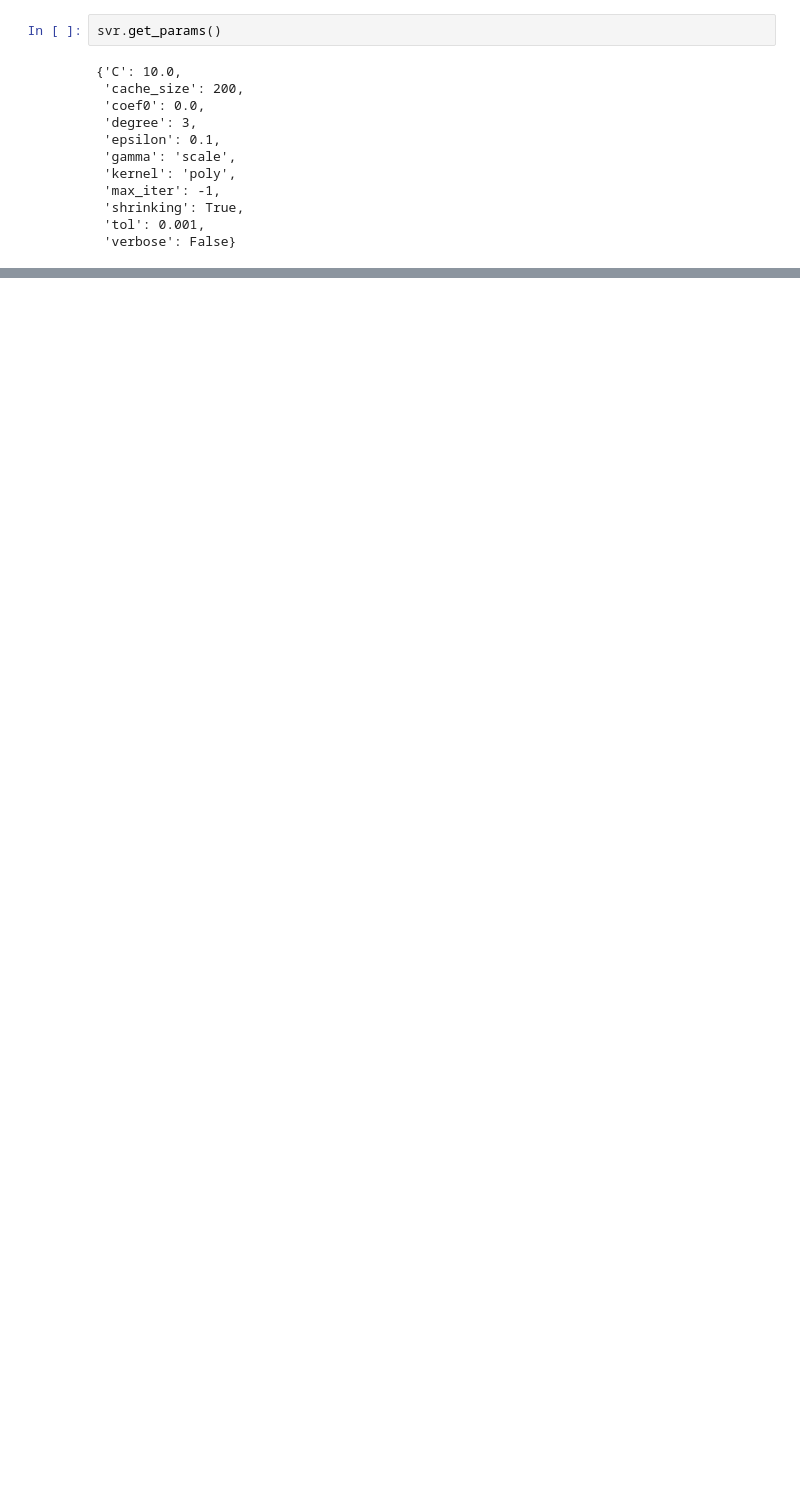
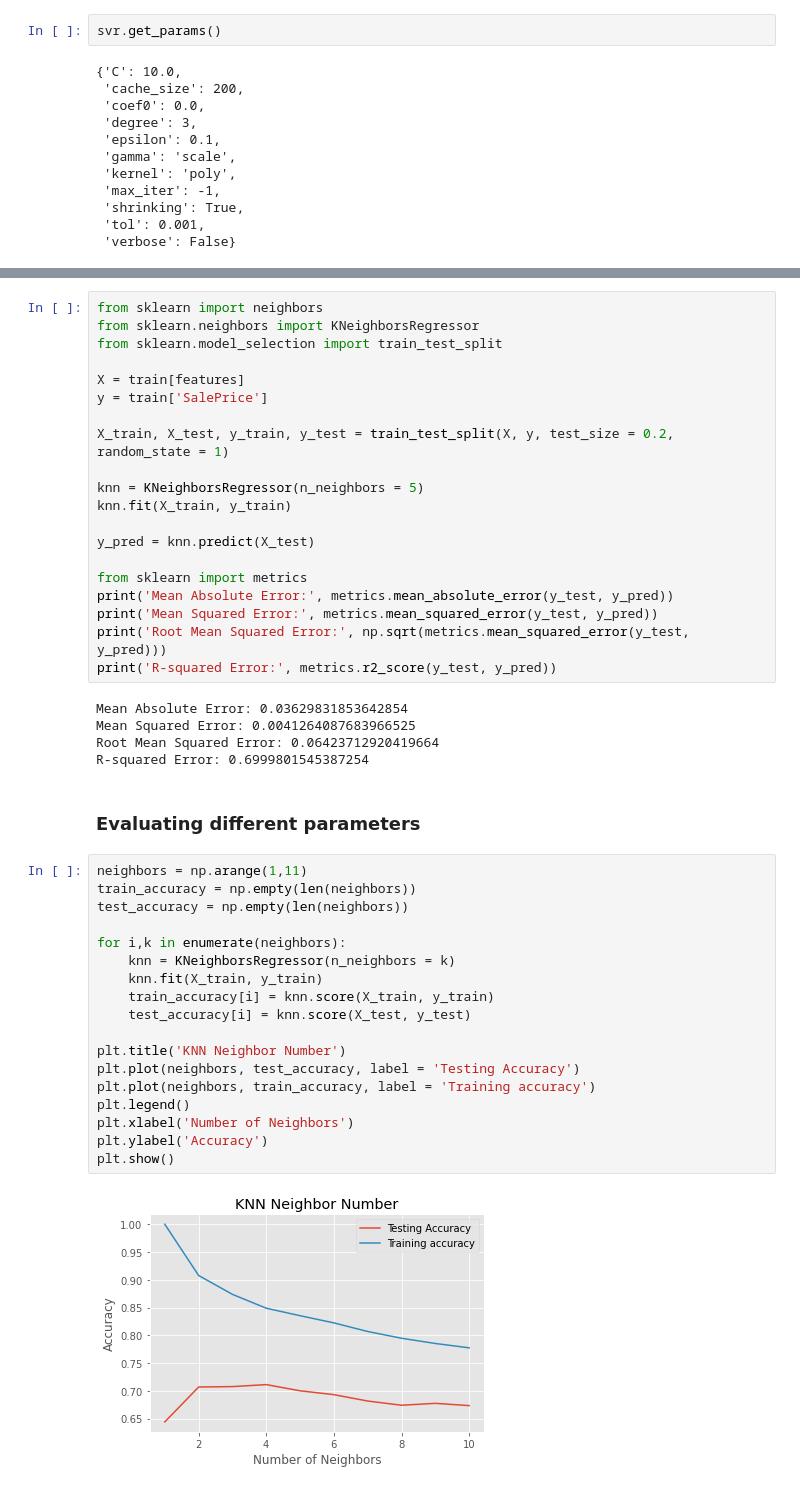
Before and after one commit to vkoli/house-price-regression-cs675, a Jupyter notebook: CS675_MIDTERM_PROJECT_CLEVER_STARS.ipynb, the cells around one changed output, grey strips where cells are left out. Cells and saved outputs as stored; diff of their text form; blank space fills up the shorter version.

Commit message:
Add files via upload
Added KNN Model

```diff
--- a/CS675_MIDTERM_PROJECT_CLEVER_STARS.ipynb
+++ b/CS675_MIDTERM_PROJECT_CLEVER_STARS.ipynb
@@ -331,0 +334,47 @@ svr.get_params()
+# %%
+from sklearn import neighbors
+from sklearn.neighbors import KNeighborsRegressor
+from sklearn.model_selection import train_test_split
+
+X = train[features]
+y = train['SalePrice']
+
+X_train, X_test, y_train, y_test = train_test_split(X, y, test_size = 0.2, random_state = 1)
+
+knn = KNeighborsRegressor(n_neighbors = 5)
+knn.fit(X_train, y_train)
+
+y_pred = knn.predict(X_test)
+
+from sklearn import metrics
+print('Mean Absolute Error:', metrics.mean_absolute_error(y_test, y_pred))
+print('Mean Squared Error:', metrics.mean_squared_error(y_test, y_pred))
+print('Root Mean Squared Error:', np.sqrt(metrics.mean_squared_error(y_test, y_pred)))
+print('R-squared Error:', metrics.r2_score(y_test, y_pred))
+# %% [output]
+Mean Absolute Error: 0.03629831853642854
+Mean Squared Error: 0.0041264087683966525
+Root Mean Squared Error: 0.06423712920419664
+R-squared Error: 0.6999801545387254
+# %% [markdown]
+### Evaluating different parameters
+# %%
+neighbors = np.arange(1,11)
+train_accuracy = np.empty(len(neighbors))
+test_accuracy = np.empty(len(neighbors))
+
+for i,k in enumerate(neighbors):
+    knn = KNeighborsRegressor(n_neighbors = k)
+    knn.fit(X_train, y_train)
+    train_accuracy[i] = knn.score(X_train, y_train)
+    test_accuracy[i] = knn.score(X_test, y_test)
+
+plt.title('KNN Neighbor Number')
+plt.plot(neighbors, test_accuracy, label = 'Testing Accuracy')
+plt.plot(neighbors, train_accuracy, label = 'Training accuracy')
+plt.legend()
+plt.xlabel('Number of Neighbors')
+plt.ylabel('Accuracy')
+plt.show()
+# %% [output]
+[figure, added]
```
Also changed, not shown: parts of 15 cells of this notebook.
